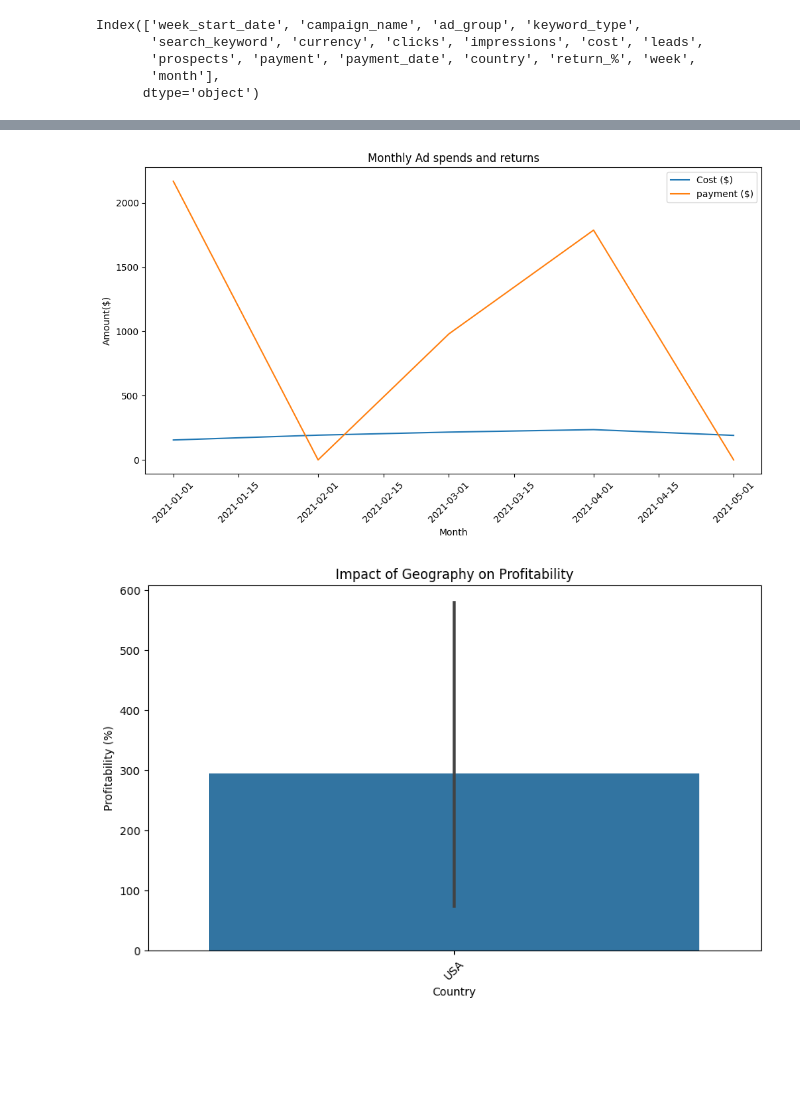
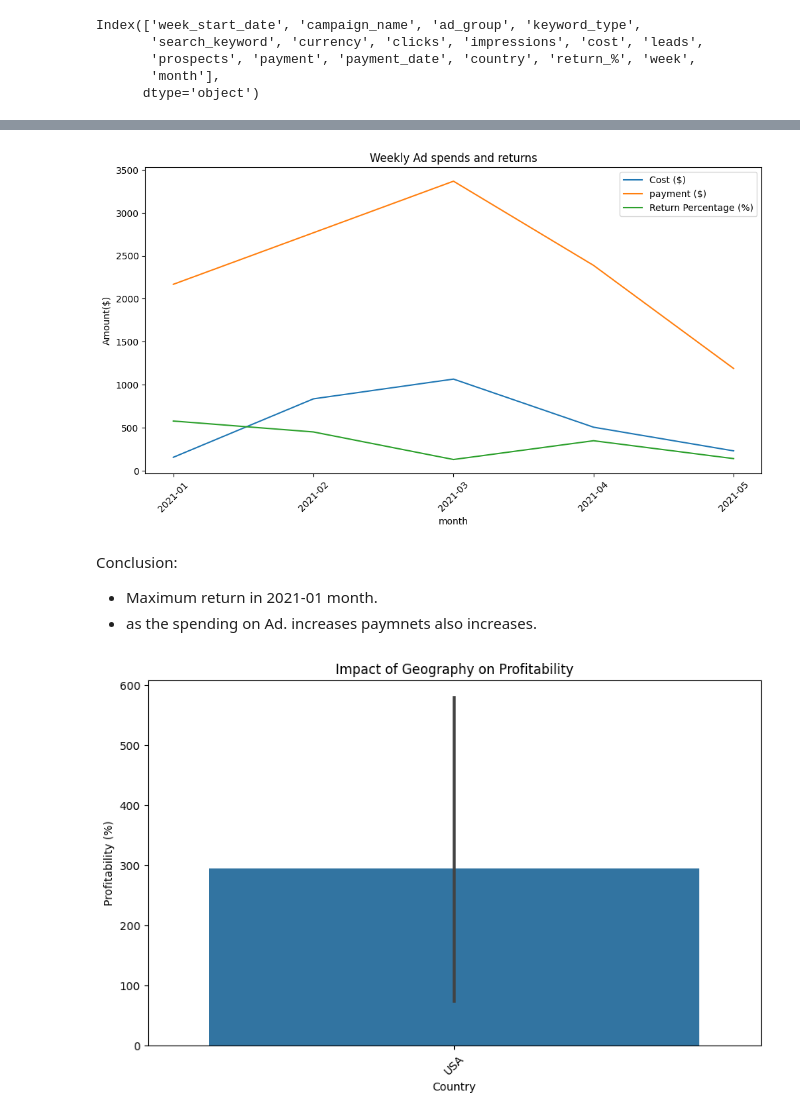
Before and after one commit to lakshya2002/Omnify_task-advertisement-analysis, a Jupyter notebook: task_analysis.ipynb, the cells around one changed output, grey strips where cells are left out. Cells and saved outputs as stored; diff of their text form; code cells hidden in the pictures; blank space fills up the shorter version.

Commit message:
visualise line plots

```diff
--- a/task_analysis.ipynb
+++ b/task_analysis.ipynb
@@ -359,6 +327,8 @@ Index(['week_start_date', 'campaign_name', 'ad_group', 'keyword_type',
        'prospects', 'payment', 'payment_date', 'country', 'return_%', 'week',
        'month'],
       dtype='object')
+# %%
+monthly_report['month'] = monthly_report['month'].dt.strftime('%Y-%m')
 # %%
 # Time series graph for weekly format:
 plt.figure(figsize=(12,6))
@@ -397,20 +346,21 @@ dtype('O')
-# %%
-# df['month'] = df['week'].dt.to_period('M')
-monthly_report['month'] = pd.to_datetime(monthly_report['month'])
 # %%
-# Time series graph for monthly format:
-# df['month'] = df['week'].dt.to_period('M')
+# monthly_report['month'] = monthly_report['month'].dt.strftime('%Y-%m')
 plt.figure(figsize=(12,6))
-sns.lineplot(x=monthly_report['month'],y='cost', data=weekly_report,label='Cost ($)')
-sns.lineplot(x=monthly_report['month'],y='payment', data=weekly_report,label='payment ($)')
-plt.title('Monthly Ad spends and returns')
-plt.xlabel('Month')
+sns.lineplot(x='month',y='cost', data=monthly_report,label='Cost ($)')
+sns.lineplot(x='month',y='payment', data=monthly_report,label='payment ($)')
+sns.lineplot(x='month', y='return_%', data=monthly_report, label='Return Percentage (%)')
+plt.title('Weekly Ad spends and returns')
+plt.xlabel('month')
 plt.ylabel('Amount($)')
 plt.xticks(rotation=45)
 plt.legend()
 plt.show()
 # %% [output]
-[figure, old version]
+[figure, new version]
+# %% [markdown]
+Conclusion:
+- Maximum return in 2021-01 month.
+- as the spending on Ad. increases paymnets also increases.
 # %%
 # Impact of geography (country) on key metrics
 df['mean_']
```
Also changed, not shown: parts of 5 cells of this notebook.
